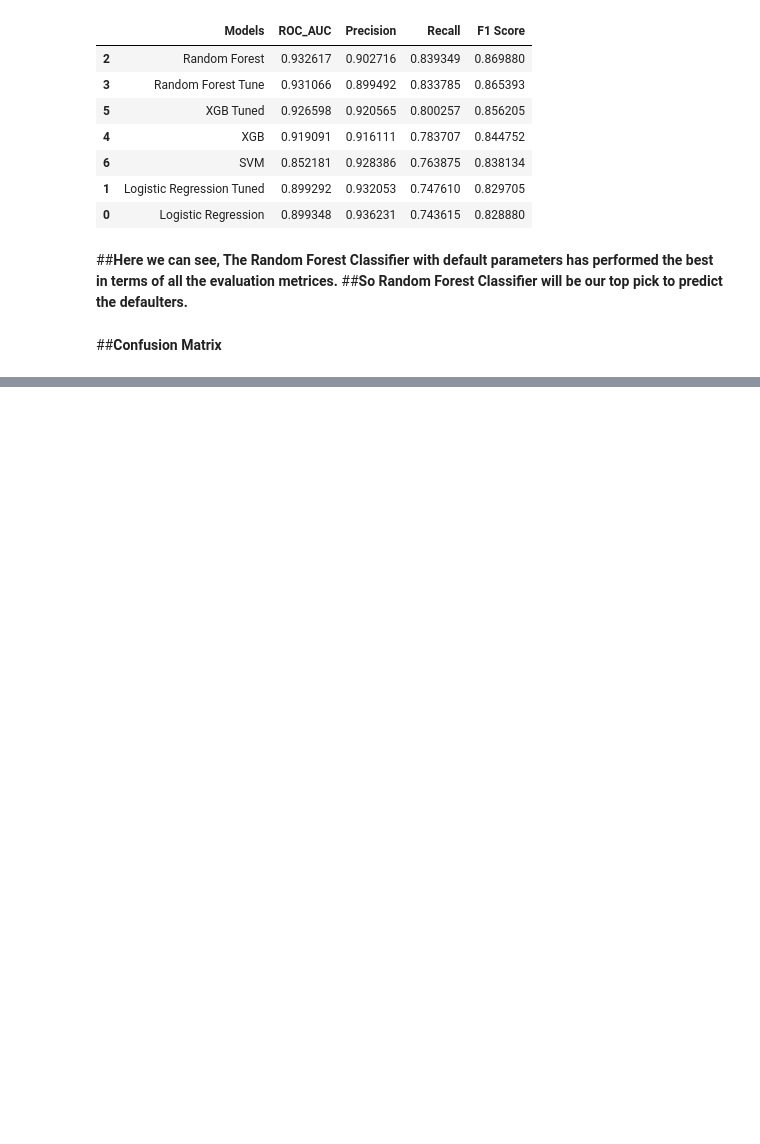
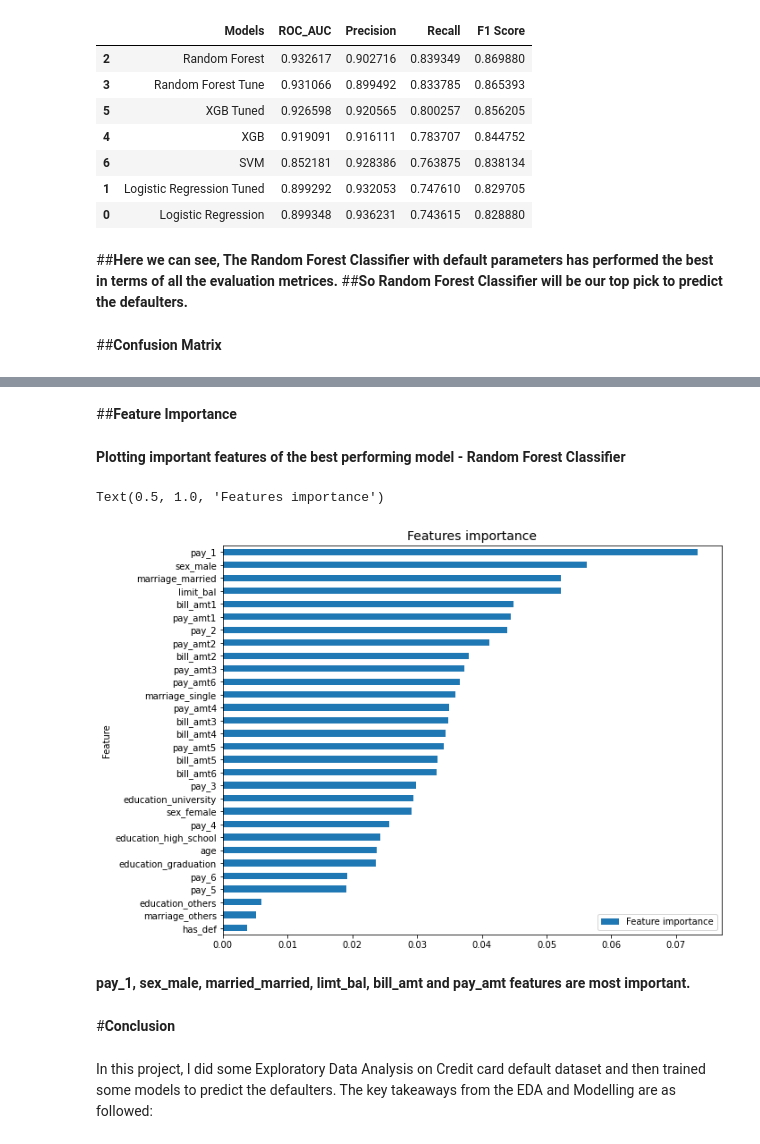
Before and after one commit to iamNirmeshGupta/Credit-Card-Default-Prediction, a Jupyter notebook: Credit_Card_Default_Prediction_Nirmesh_Gupta_Individual_Notebook.ipynb, the cells around one changed output, grey strips where cells are left out. Cells and saved outputs as stored; diff of their text form; code cells hidden in the pictures; blank space fills up the shorter version.

```diff
--- a/Credit_Card_Default_Prediction_Nirmesh_Gupta_Individual_Notebook.ipynb
+++ b/Credit_Card_Default_Prediction_Nirmesh_Gupta_Individual_Notebook.ipynb
@@ -1239,0 +1267,22 @@ performance_df
+# %% [markdown]
+##**Feature Importance**
+# %% [markdown]
+**Plotting important features of the best performing model - Random Forest Classifier**
+# %%
+# Plotting feature importance of winner model
+
+fea_df = pd.DataFrame({'Feature': feature_cols, 'Feature importance': rf.feature_importances_})
+fea_df = fea_df.sort_values(by='Feature importance')
+
+figure, ax = plt.subplots(figsize = (10,8))
+fea_df.plot.barh(x='Feature',y='Feature importance', ax=ax)
+plt.title('Features importance',fontsize=14)
+# %% [output]
+Text(0.5, 1.0, 'Features importance')
+[figure, added]
+# %% [markdown]
+**pay_1, sex_male, married_married, limt_bal, bill_amt and pay_amt features are most important.**
+# %% [markdown]
+#**Conclusion**
+# %% [markdown]
+In this project, I did some Exploratory Data Analysis on Credit card default dataset and then trained some models to predict the defaulters. The key takeaways from the EDA and Modelling are as followed:
```
Also changed, not shown: parts of 10 cells of this notebook.
